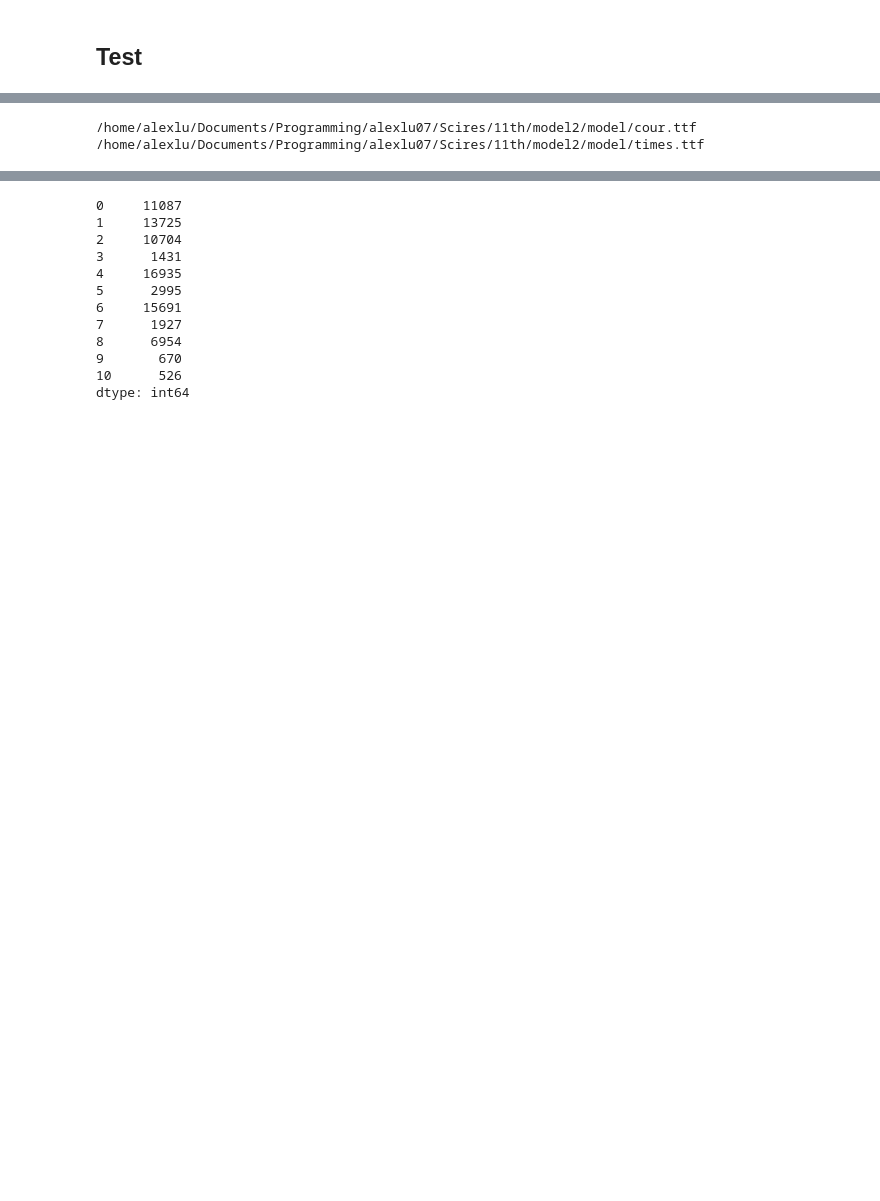
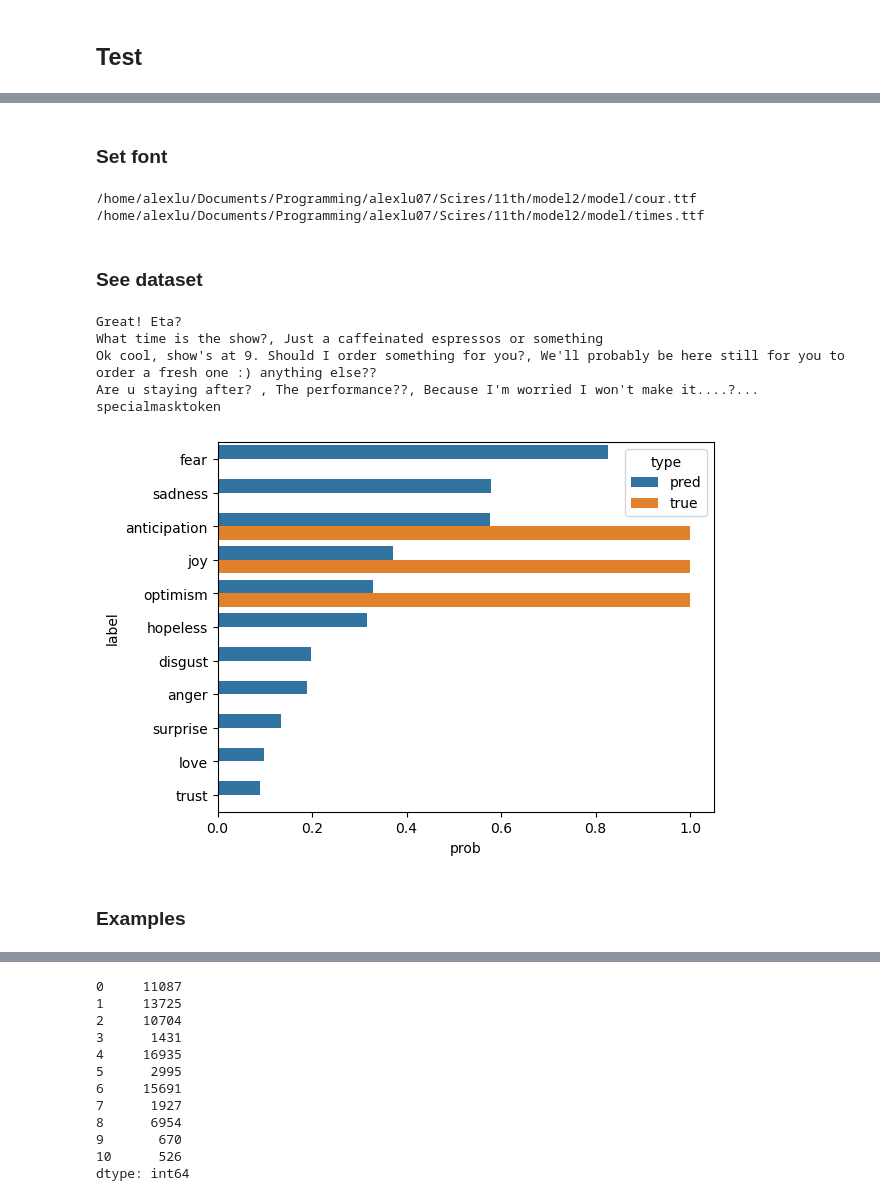
Before and after one commit to alexlu07/Context-Is-All-You-Need, a Jupyter notebook: model2/model/finetune.ipynb, the cells around one changed output, grey strips where cells are left out. Saved outputs shown, nothing was run; the diff lists cells and outputs as text; code cells hidden in the pictures; blank space fills up the shorter version.

```diff
--- a/model2/model/finetune.ipynb
+++ b/model2/model/finetune.ipynb
@@ -309,3 +299,5 @@ x = 0
+# %% [markdown]
+### Set font
 # %%
 import matplotlib.pyplot as plt
 from matplotlib import font_manager
@@ -321,3 +313,5 @@ for font_file in font_files:
 /home/alexlu/Documents/Programming/alexlu07/Scires/11th/model2/model/times.ttf
 # %%
 sns.set_theme(font="Times New Roman", style="dark")
+# %% [markdown]
+### See dataset
@@ -323,0 +321,26 @@ sns.set_theme(font="Times New Roman", style="dark")
+# %%
+# label_names = ["admiration", "amusement", "anger", "annoyance", "approval", "caring", "confusion", "curiosity", "desire", "disappointment", "disapproval", "disgust", "embarrassment", "excitement", "fear", "gratitude", "grief", "joy", "love", "nervous", "optimism", "pride", "realization", "relief", "remorse", "sadness", "surprise", "neutral"]
+label_names = ["anger", "anticipation", "disgust", "fear", "joy", "love", "optimism", "hopeless", "sadness", "surprise", "trust"]
+
+i, row = next(rows)
+text = row["text"]
+probs = row.loc["0":"10"].values.astype(float)
+# probs = 1/(1+np.exp(-probs))
+p = 1/(1+np.exp(-preds["logits"][x]))
+
+for t in text: print(t)
+
+data = sorted(zip(p, probs, label_names), reverse=True)
+data_df = pd.DataFrame(data, columns=["pred", "true", "label"]).melt("label", ["pred", "true"], "type", "prob")
+
+g = sns.barplot(data_df, y="label", x="prob", hue="type", orient="h")
+x += 1
+# %% [output]
+Great! Eta?
+What time is the show?, Just a caffeinated espressos or something
+Ok cool, show's at 9. Should I order something for you?, We'll probably be here still for you to order a fresh one :) anything else??
+Are u staying after? , The performance??, Because I'm worried I won't make it....?...
+specialmasktoken
+[figure, added]
+# %% [markdown]
+### Examples
```
Also changed, not shown: parts of 44 cells of this notebook, 3 other files.
